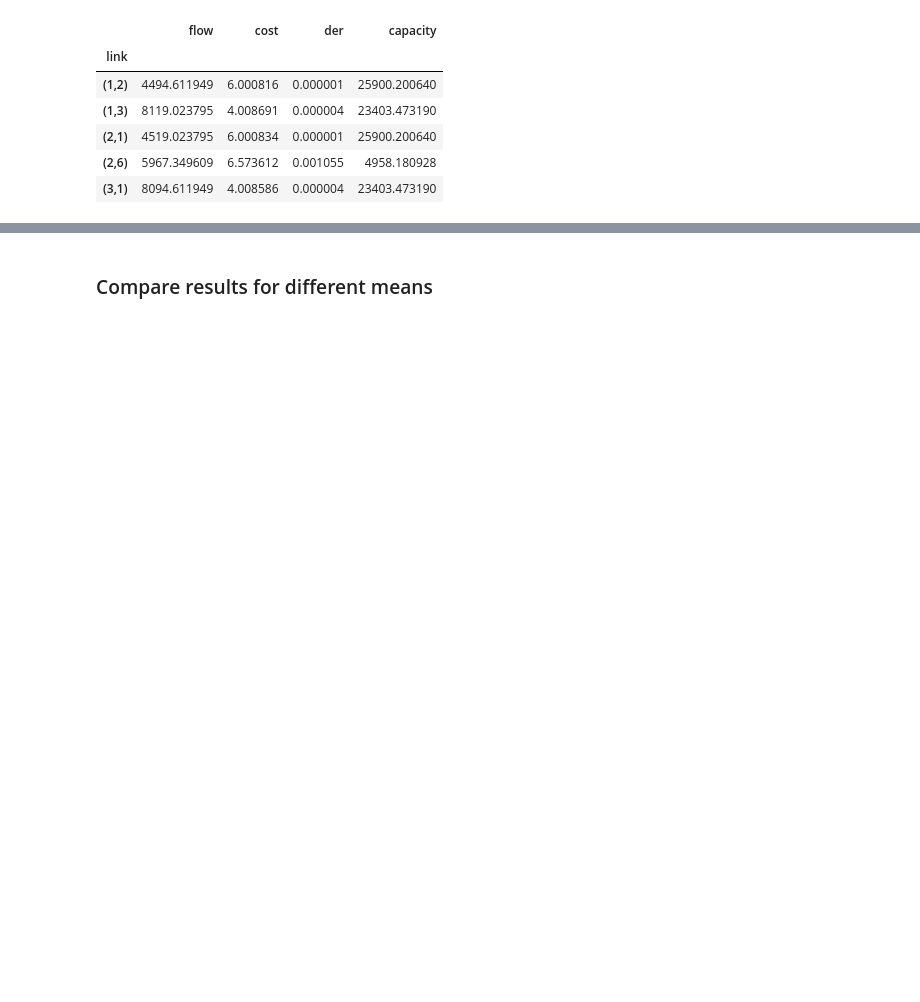
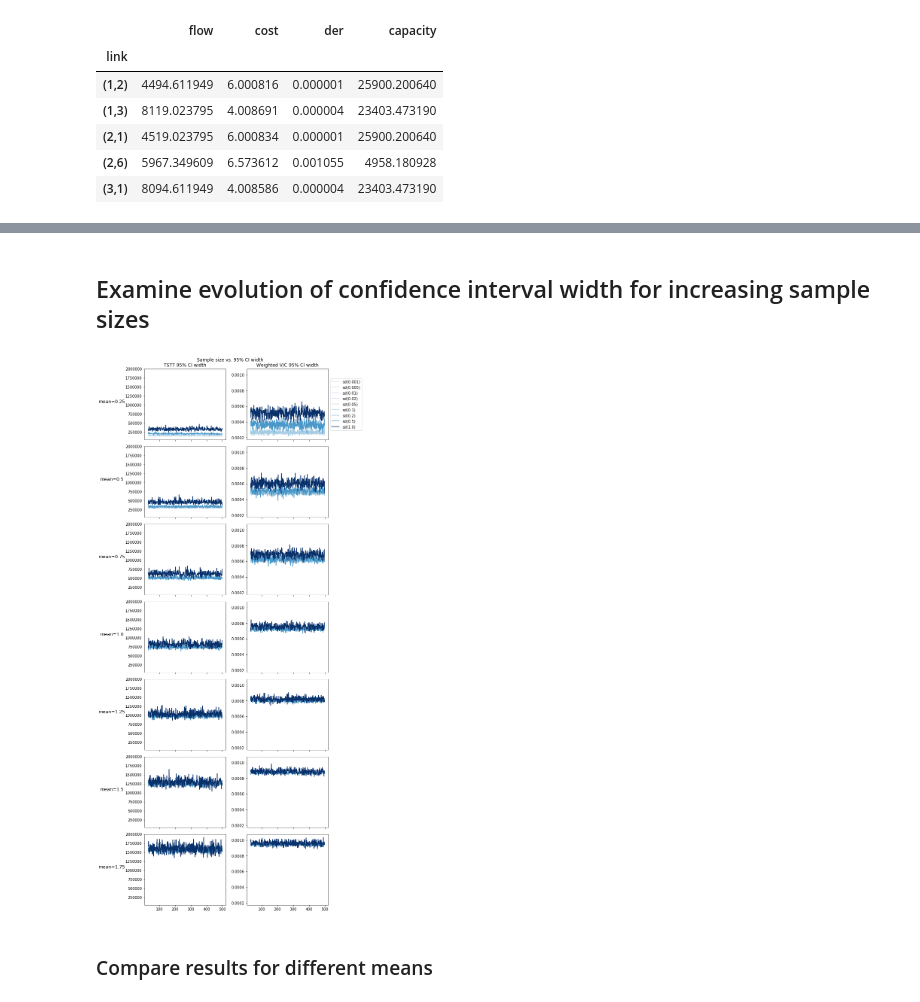
Before and after one commit to CarlinLiao/od-perturbation, a Jupyter notebook: automation.ipynb, the cells around one changed output, grey strips where cells are left out. Saved outputs shown, nothing was run; the diff lists cells and outputs as text; code cells hidden in the pictures; blank space fills up the shorter version.

```diff
--- a/automation.ipynb
+++ b/automation.ipynb
@@ -68,11 +66,0 @@ df.head()
-# %%
-sds = [0.5, 0.1, 0.01, 0.001, 0]
-means = [0.5, 0.9, 0.95, 1.0, 1.05, 1.1, 1.5, 2]
-dfres = pd.DataFrame(columns=['mean', 'sd', 'tstt', 'congestion'])
-i=0
-for mean in means:
-    for sd in sds:
-        tstt, congestion = tap_trial("SiouxFalls_net.tntp", "SiouxFalls_trips.tntp", norm_mean=mean, norm_sd=sd, returnDataFrame=False)
-        dfres.loc[i] = [mean, sd, tstt, congestion]
-        i += 1
-dfres.to_csv("res.csv")
@@ -79,3 +227,40 @@ dfres.to_csv("res.csv")
+# %% [markdown]
+## Examine evolution of confidence interval width for increasing sample sizes
+# %%
+def plot_ci_width_evo(df_ci_evo, plotFilename=None):
+    n = df_ci_evo['n'].max()+1
+    if n<=30:
+        raise ValueError('Sample size needs to be greater than 30.')
+
+    means = df_ci_evo['mean'].unique()
+    means.sort()
+    sds = df_ci_evo['sd'].unique()
+    sds.sort()
+
+    Blues = plt.get_cmap('Blues')
+
+    fig, axes = plt.subplots(nrows=len(means), ncols=2, sharex=True, sharey='col', figsize=(10,len(means)*3))
+    x = range(29,n)
+    axes[0][0].set_title('TSTT 95% CI width')
+    axes[0][1].set_title('Weighted V/C 95% CI width')
+    for i,mean in enumerate(means):
+        for sd in sds:
+            color = 1-(1-sd)/1.25
+            dftemp = df_ci_evo[(df_ci_evo['mean']==mean) & (df_ci_evo['sd']==sd)]
+            axes[i][0].plot(x, dftemp['tstt_ci_width'][29:], c=Blues(color), label='sd({})'.format(sd))
+            axes[i][1].plot(x, dftemp['congestion_ci_width'][29:], c=Blues(color), label='sd({})'.format(sd))
+        axes[i][0].set_ylabel('mean={}'.format(round(mean,2)), rotation=0, size='large', labelpad = 35)
+    axes[0][1].legend(loc='center left', bbox_to_anchor=(1,0.5))
+    fig.suptitle('Sample size vs. 95% CI width')
+    fig.tight_layout()
+    fig.subplots_adjust(top=0.96)
+    if plotFilename:
+        plt.savefig(plotFilename, dpi='figure')
+    plt.show()
+
+plot_ci_width_evo(df_ci_evo, plotFilename='output/{}_widths.png'.format(net))
+# %% [output]
+[figure, added]
 # %% [markdown]
 ### Compare results for different means
 # %%
```
Also changed, not shown: parts of 25 cells of this notebook, 1 other file.
